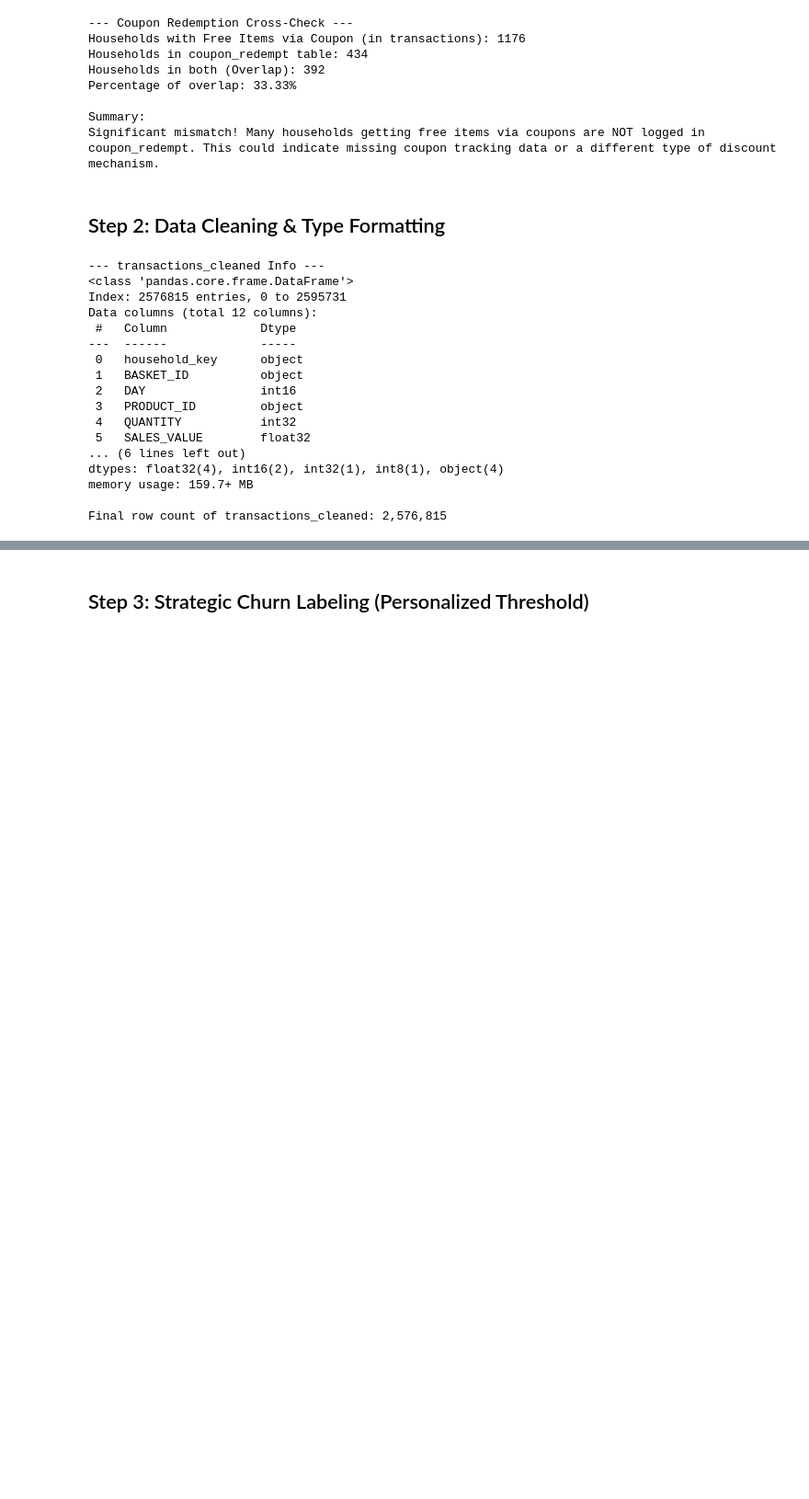
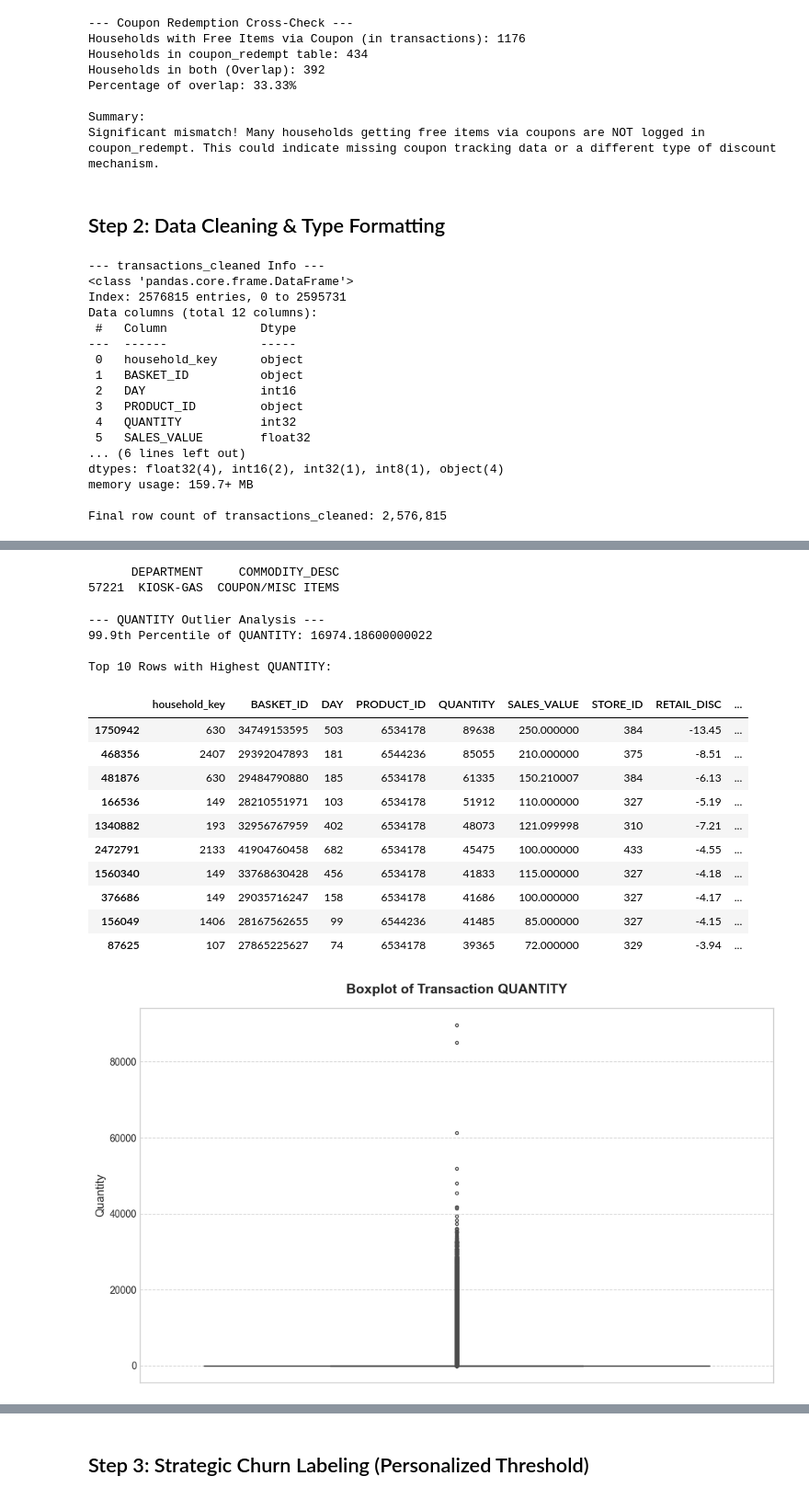
Before and after one commit to bich-le/DDM-Churn-Project, a Jupyter notebook: notebooks/01_Data_Integration_and_Labeling.ipynb, the cells around one changed output, grey strips where cells are left out. Shown at 92% size. Drawn from its saved outputs; the diff is of its cells as text; code cells hidden in the pictures; blank space fills up the shorter version.

```diff
--- a/notebooks/01_Data_Integration_and_Labeling.ipynb
+++ b/notebooks/01_Data_Integration_and_Labeling.ipynb
@@ -405,0 +448,44 @@ Final row count of transactions_cleaned: 2,576,815
+# %%
+print(product[product['PRODUCT_ID'] == '6534178'][['DEPARTMENT', 'COMMODITY_DESC']])
+# %% [output]
+      DEPARTMENT     COMMODITY_DESC
+57221  KIOSK-GAS  COUPON/MISC ITEMS
+# %%
+import matplotlib.pyplot as plt
+import seaborn as sns
+
+print("--- QUANTITY Outlier Analysis ---")
+
+# 1. Calculate 99.9th percentile
+quant_999 = transactions_cleaned['QUANTITY'].quantile(0.999)
+print(f"99.9th Percentile of QUANTITY: {quant_999}")
+
+# 2. Display top 10 highest quantity rows
+print("\nTop 10 Rows with Highest QUANTITY:")
+display(transactions_cleaned.nlargest(10, 'QUANTITY'))
+
+# 3. Plot Boxplot (Static & Optimized for large data)
+plt.figure(figsize=(10, 6))
+sns.boxplot(y=transactions_cleaned['QUANTITY'], color='#4C72B0', fliersize=3)
+plt.title('Boxplot of Transaction QUANTITY', fontsize=14, fontweight='bold', pad=15)
+plt.ylabel('Quantity', fontsize=12)
+plt.grid(axis='y', linestyle='--', alpha=0.7)
+plt.tight_layout()
+plt.show()
+# %% [output]
+--- QUANTITY Outlier Analysis ---
+99.9th Percentile of QUANTITY: 16974.18600000022
+
+Top 10 Rows with Highest QUANTITY:
+|  | household_key | BASKET_ID | DAY | PRODUCT_ID | QUANTITY | SALES_VALUE | STORE_ID | RETAIL_DISC | ... |
+| 1750942 | 630 | 34749153595 | 503 | 6534178 | 89638 | 250.000000 | 384 | -13.45 | ... |
+| 468356 | 2407 | 29392047893 | 181 | 6544236 | 85055 | 210.000000 | 375 | -8.51 | ... |
+| 481876 | 630 | 29484790880 | 185 | 6534178 | 61335 | 150.210007 | 384 | -6.13 | ... |
+| 166536 | 149 | 28210551971 | 103 | 6534178 | 51912 | 110.000000 | 327 | -5.19 | ... |
+| 1340882 | 193 | 32956767959 | 402 | 6534178 | 48073 | 121.099998 | 310 | -7.21 | ... |
+| 2472791 | 2133 | 41904760458 | 682 | 6534178 | 45475 | 100.000000 | 433 | -4.55 | ... |
+| 1560340 | 149 | 33768630428 | 456 | 6534178 | 41833 | 115.000000 | 327 | -4.18 | ... |
+| 376686 | 149 | 29035716247 | 158 | 6534178 | 41686 | 100.000000 | 327 | -4.17 | ... |
+| 156049 | 1406 | 28167562655 | 99 | 6544236 | 41485 | 85.000000 | 327 | -4.15 | ... |
+| 87625 | 107 | 27865225627 | 74 | 6534178 | 39365 | 72.000000 | 329 | -3.94 | ... |
+[figure, added]
```
Also changed, not shown: parts of 8 cells of this notebook, 3 other files.
